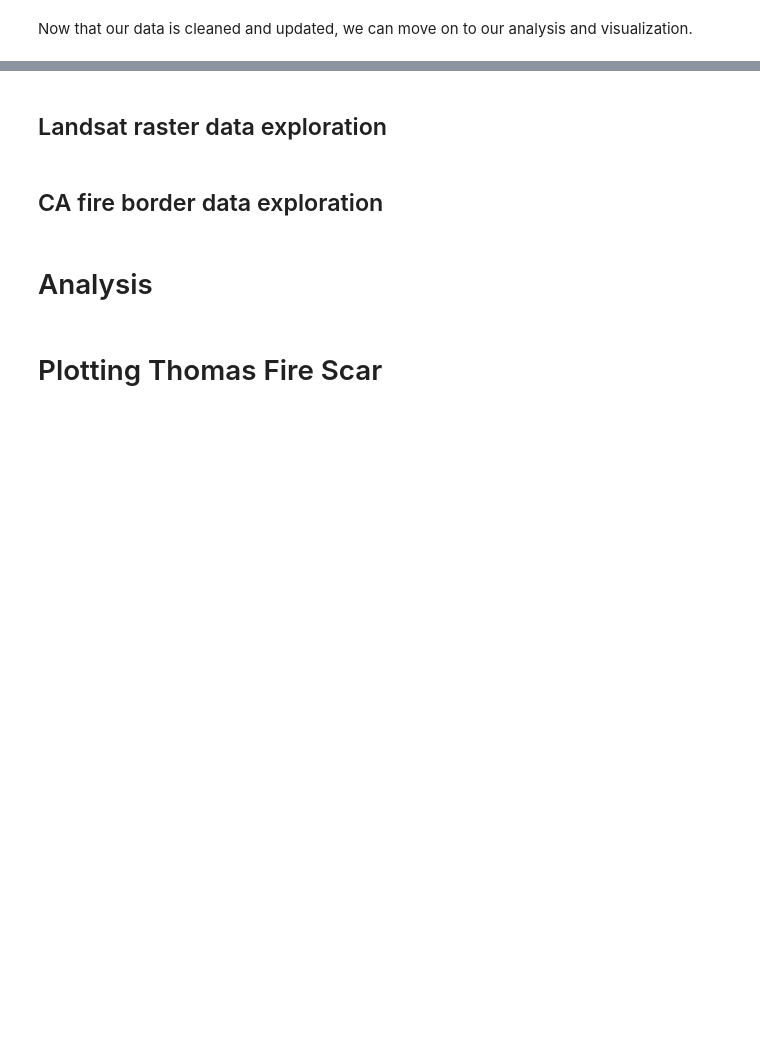
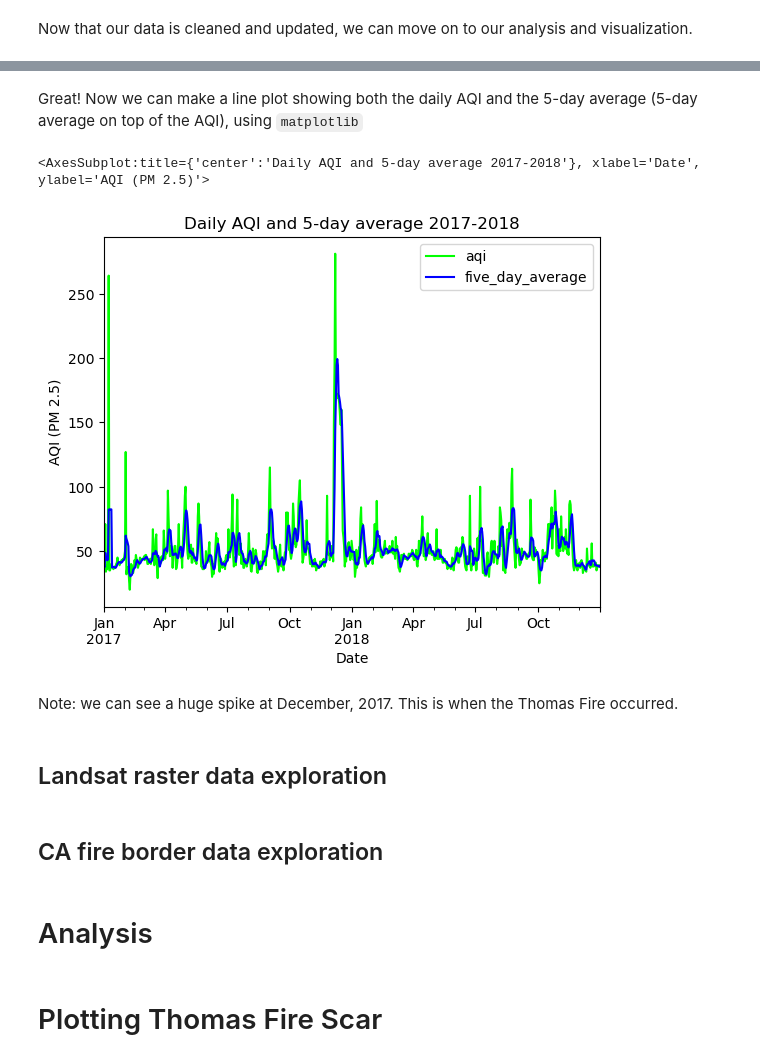
Before and after one commit to annaramji/thomas-fire, a Jupyter notebook: thomas-fire-analysis.ipynb, the cells around one changed output, grey strips where cells are left out. Cells and saved outputs as stored; diff of their text form; code cells hidden in the pictures; blank space fills up the shorter version.

Commit message:
added aqi plot

```diff
--- a/thomas-fire-analysis.ipynb
+++ b/thomas-fire-analysis.ipynb
@@ -228,3 +258,20 @@ Now that our data is cleaned and updated, we can move on to our analysis and vis
+# %% [markdown]
+Great! Now we can make a line plot showing both the daily AQI and the 5-day average (5-day average on top of the AQI), using `matplotlib`
+# %%
+# plotting our daily aqi and five day rolling average aqi on one plot
+aqi_sb.plot(y = ['aqi', 'five_day_average'], # selecting two variables for my y-axis to auto-generate a legend
+            title = "Daily AQI and 5-day average 2017-2018", # updating title
+            xlabel = 'Date', # Updating x-axis label
+            ylabel = "AQI (PM 2.5)", # updating y-axis label
+            color = {'aqi': 'lime', # customizing colors
+                     'five_day_average':'blue'
+                    }
+           )
+# %% [output]
+<AxesSubplot:title={'center':'Daily AQI and 5-day average 2017-2018'}, xlabel='Date', ylabel='AQI (PM 2.5)'>
+[figure, added]
+# %% [markdown]
+Note: we can see a huge spike at December, 2017. This is when the Thomas Fire occurred.
 # %% [markdown]
 ## Landsat raster data exploration
 # %% [markdown]
```
Also changed, not shown: parts of 9 cells of this notebook.
